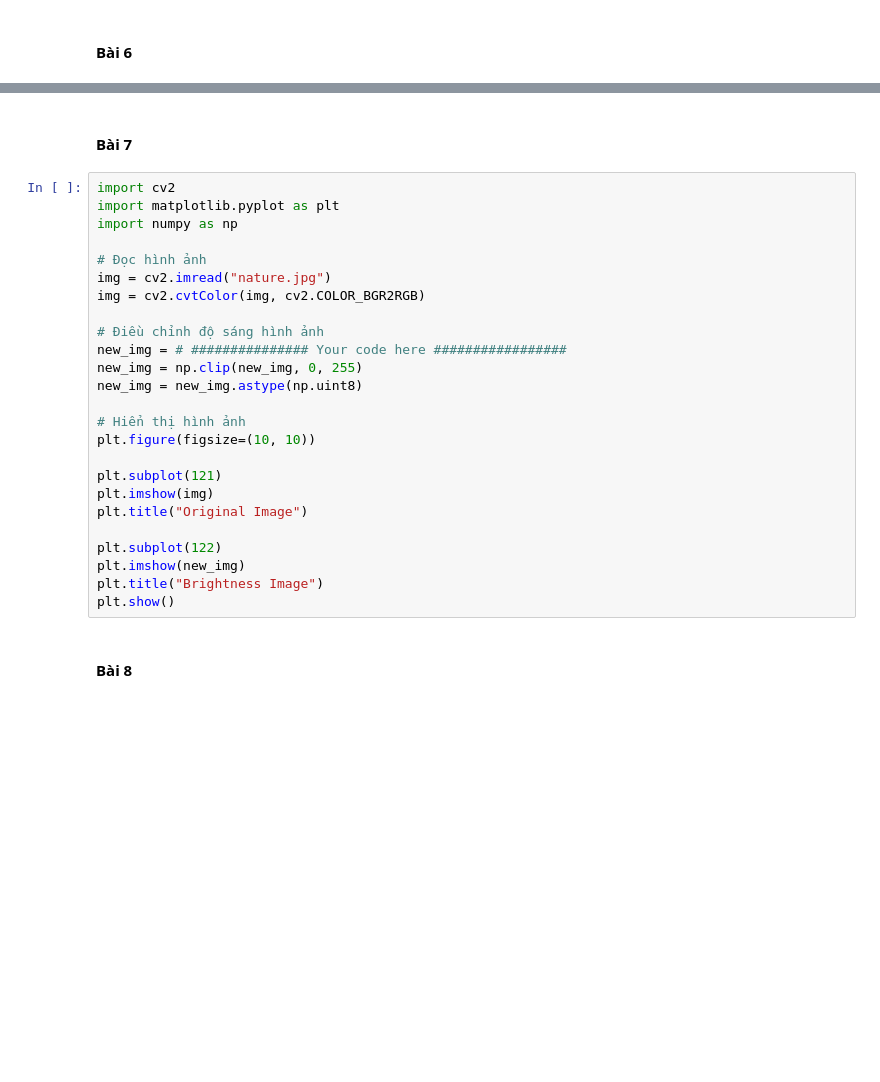
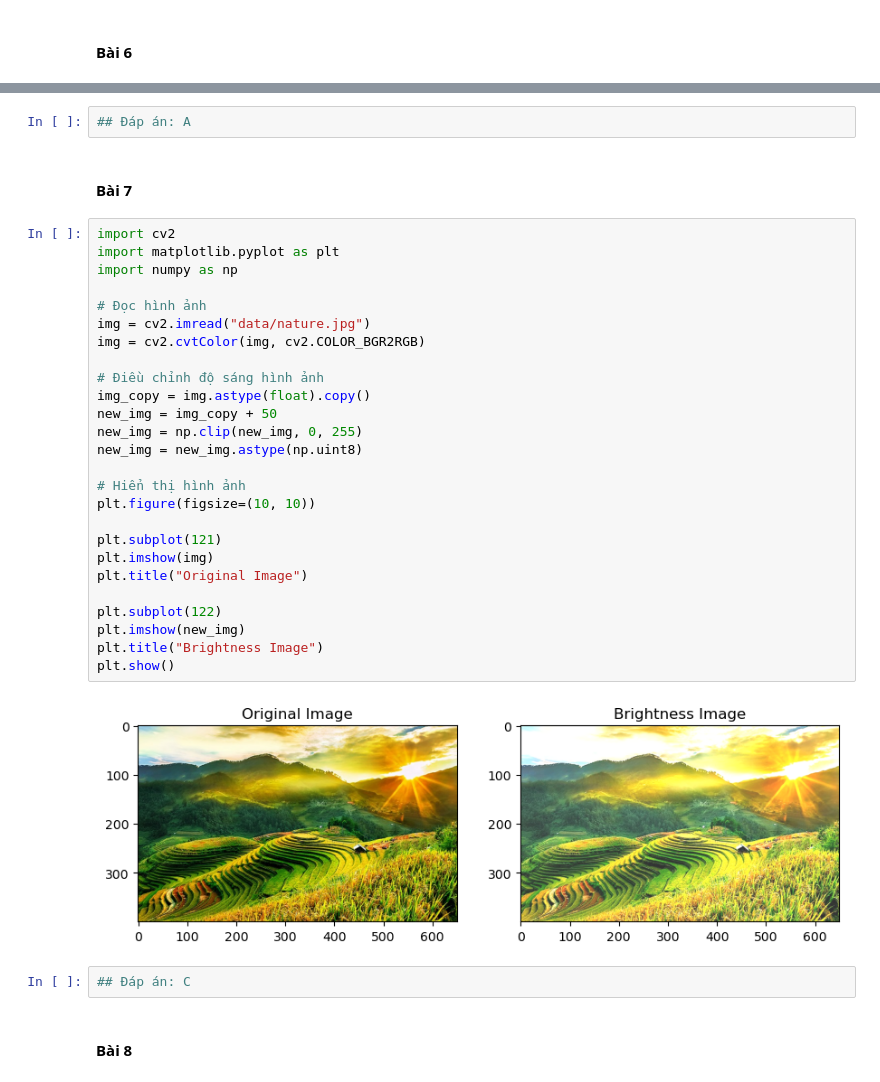
Before and after one commit to WibuNek0/AIO_Daily, a Jupyter notebook: Source Code/Week13/Day66.ipynb, the cells around one changed output, grey strips where cells are left out. Drawn from its saved outputs; the diff is of its cells as text; blank space fills up the shorter version.

```diff
--- a/Source Code/Week13/Day66.ipynb
+++ b/Source Code/Week13/Day66.ipynb
@@ -200,30 +289,37 @@ difference_three_channel = # ############# Your code here ###############
+# %%
+## Đáp án: A
 # %% [markdown]
 #### Bài 7
 # %%
 import cv2
 import matplotlib.pyplot as plt
 import numpy as np
 
 # Đọc hình ảnh
-img = cv2.imread("nature.jpg")
+img = cv2.imread("data/nature.jpg")
 img = cv2.cvtColor(img, cv2.COLOR_BGR2RGB)
 
 # Điều chỉnh độ sáng hình ảnh
-new_img = # ############### Your code here #################
+img_copy = img.astype(float).copy()
+new_img = img_copy + 50
 new_img = np.clip(new_img, 0, 255)
 new_img = new_img.astype(np.uint8)
 
 # Hiển thị hình ảnh
 plt.figure(figsize=(10, 10))
 
 plt.subplot(121)
 plt.imshow(img)
 plt.title("Original Image")
 
 plt.subplot(122)
 plt.imshow(new_img)
 plt.title("Brightness Image")
 plt.show()
+# %% [output]
+[figure, added]
+# %%
+## Đáp án: C
 # %% [markdown]
 #### Bài 8
 # %%
```
Also changed, not shown: parts of 27 cells of this notebook.
